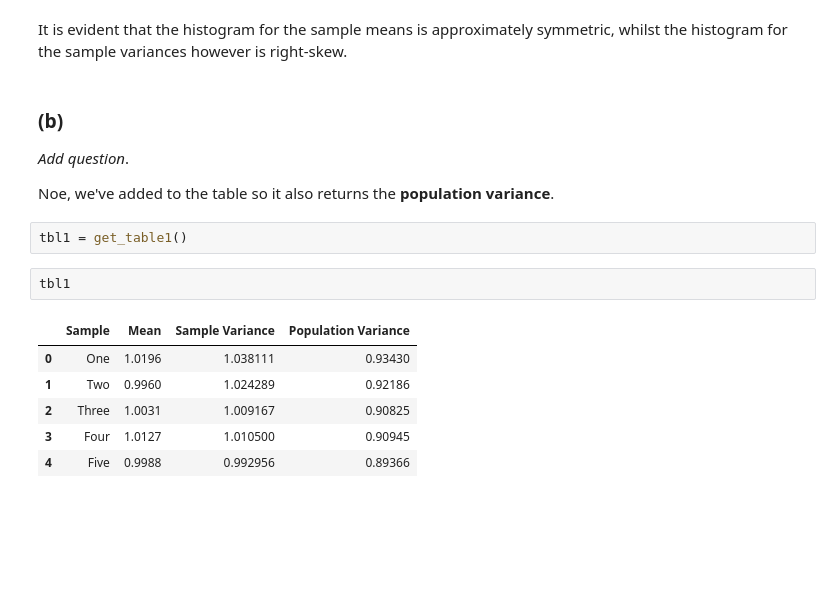
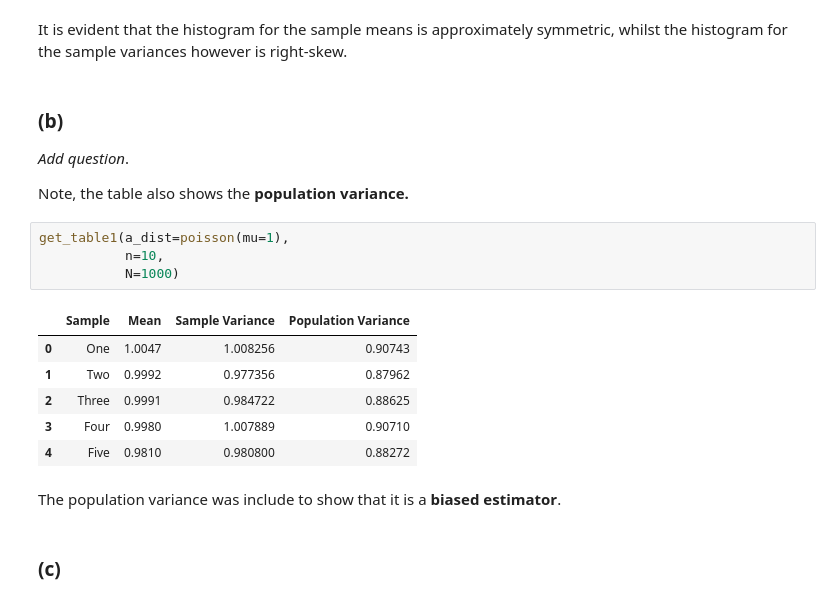
Before and after one commit to ljk233/AutomatingM248, a Jupyter notebook: comp_book/B3_ExaminingComparingEstimators.ipynb, the cells around one changed output. Drawn from its saved outputs; the diff is of its cells as text; blank space fills up the shorter version.

Commit message:
Comp_book notes

```diff
--- a/comp_book/B3_ExaminingComparingEstimators.ipynb
+++ b/comp_book/B3_ExaminingComparingEstimators.ipynb
@@ -57,15 +57,19 @@ It is evident that the histogram for the sample means is approximately symmetric
 
 *Add question*.
 
-Noe, we've added to the table so it also returns the **population variance**.
+Note, the table also shows the **population variance.**
-# %%
-tbl1 = get_table1()
-# %%
-tbl1
-# %% [output]
-|  | Sample | Mean | Sample Variance | Population Variance |
-| 0 | One | 1.0196 | 1.038111 | 0.93430 |
-| 1 | Two | 0.9960 | 1.024289 | 0.92186 |
-| 2 | Three | 1.0031 | 1.009167 | 0.90825 |
-| 3 | Four | 1.0127 | 1.010500 | 0.90945 |
-| 4 | Five | 0.9988 | 0.992956 | 0.89366 |
+# %%
+get_table1(a_dist=poisson(mu=1),
+           n=10,
+           N=1000)
+# %% [output]
+|  | Sample | Mean | Sample Variance | Population Variance |
+| 0 | One | 1.0047 | 1.008256 | 0.90743 |
+| 1 | Two | 0.9992 | 0.977356 | 0.87962 |
+| 2 | Three | 0.9991 | 0.984722 | 0.88625 |
+| 3 | Four | 0.9980 | 1.007889 | 0.90710 |
+| 4 | Five | 0.9810 | 0.980800 | 0.88272 |
+# %% [markdown]
+The population variance was include to show that it is a **biased estimator**.
+# %% [markdown]
+### (c)
```
Also changed, not shown: parts of 2 cells of this notebook, 9 other files.
